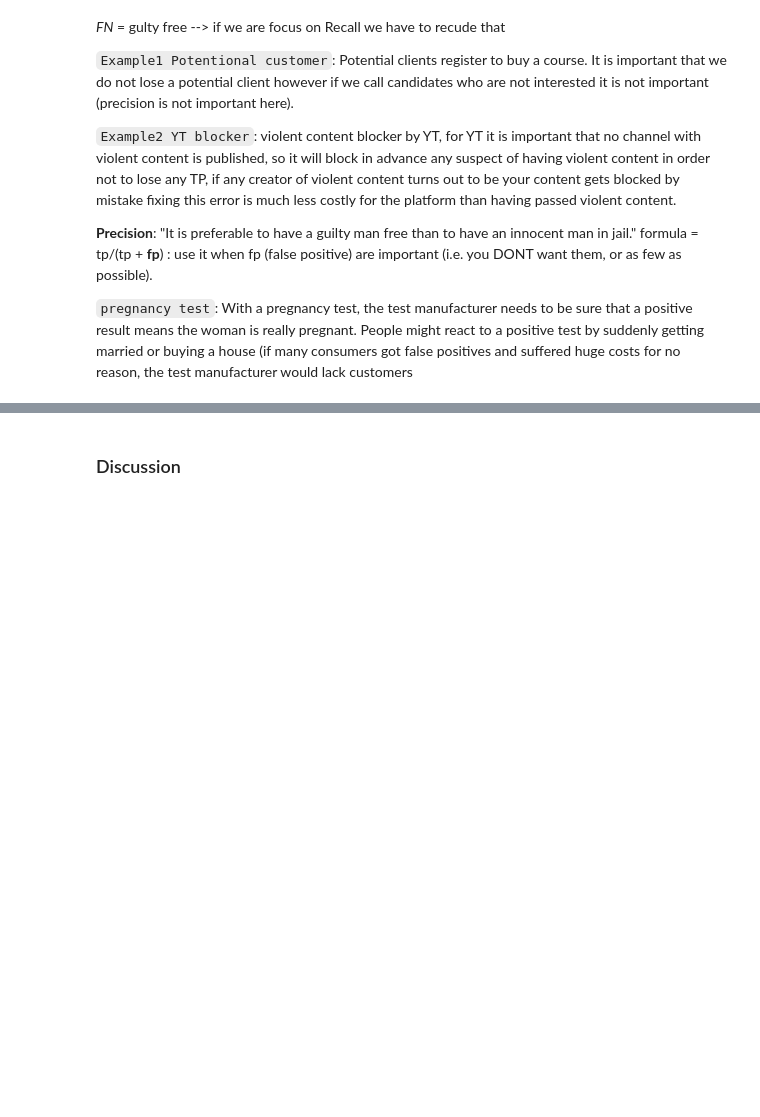
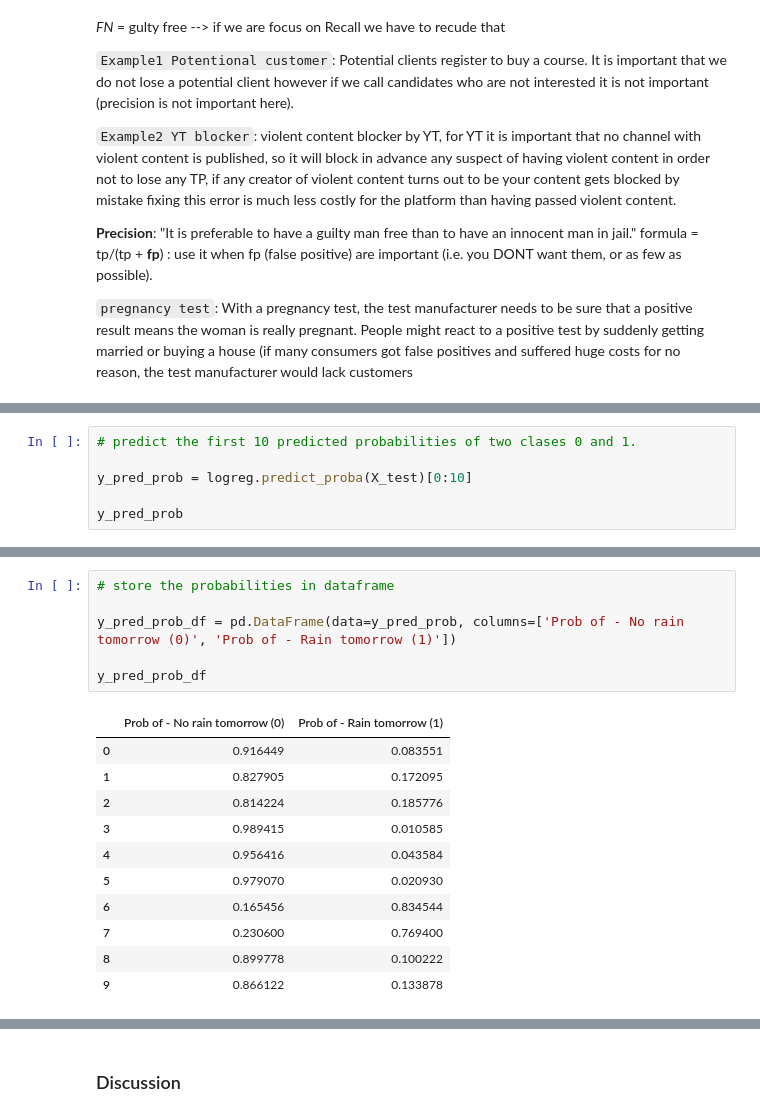
Before and after one commit to Enrique1987/Machine-Learning, a Jupyter notebook: 1_Classification_algorithms/01_Logistic_Regresion_Australian_Weather.ipynb, the cells around one changed output, grey strips where cells are left out. Drawn from its saved outputs; the diff is of its cells as text; blank space fills up the shorter version.

```diff
--- a/1_Classification_algorithms/01_Logistic_Regresion_Australian_Weather.ipynb
+++ b/1_Classification_algorithms/01_Logistic_Regresion_Australian_Weather.ipynb
@@ -799,0 +840,6 @@ def tunning_c_parameter_cm(min_value=0.001, max_value=100):
+# %%
+# predict the first 10 predicted probabilities of two clases 0 and 1.
+
+y_pred_prob = logreg.predict_proba(X_test)[0:10]
+
+y_pred_prob
@@ -799,0 +874,18 @@ def tunning_c_parameter_cm(min_value=0.001, max_value=100):
+# %%
+# store the probabilities in dataframe
+
+y_pred_prob_df = pd.DataFrame(data=y_pred_prob, columns=['Prob of - No rain tomorrow (0)', 'Prob of - Rain tomorrow (1)'])
+
+y_pred_prob_df
+# %% [output]
+|  | Prob of - No rain tomorrow (0) | Prob of - Rain tomorrow (1) |
+| 0 | 0.916449 | 0.083551 |
+| 1 | 0.827905 | 0.172095 |
+| 2 | 0.814224 | 0.185776 |
+| 3 | 0.989415 | 0.010585 |
+| 4 | 0.956416 | 0.043584 |
+| 5 | 0.979070 | 0.020930 |
+| 6 | 0.165456 | 0.834544 |
+| 7 | 0.230600 | 0.769400 |
+| 8 | 0.899778 | 0.100222 |
+| 9 | 0.866122 | 0.133878 |
```
Also changed, not shown: parts of 64 cells of this notebook.
